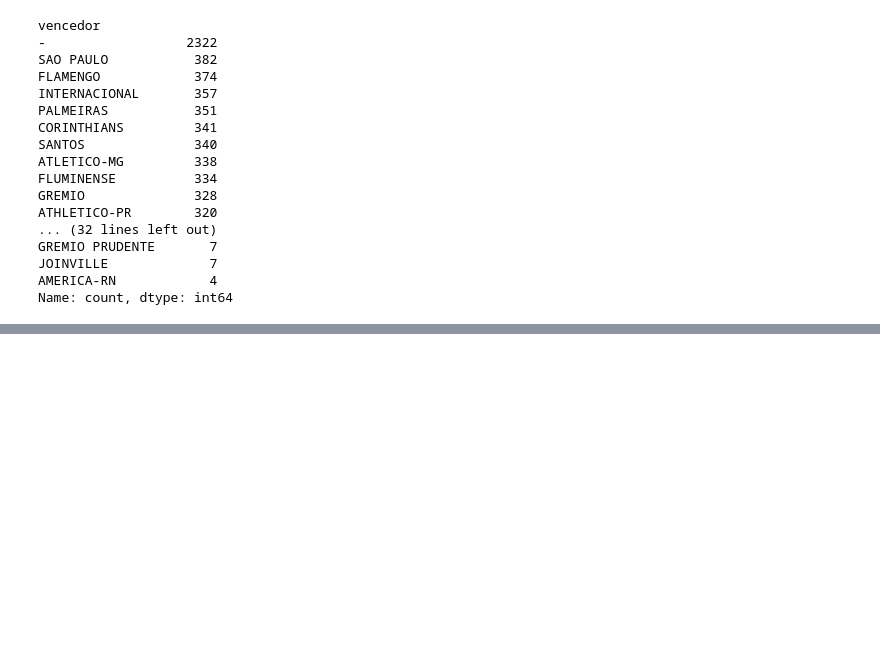
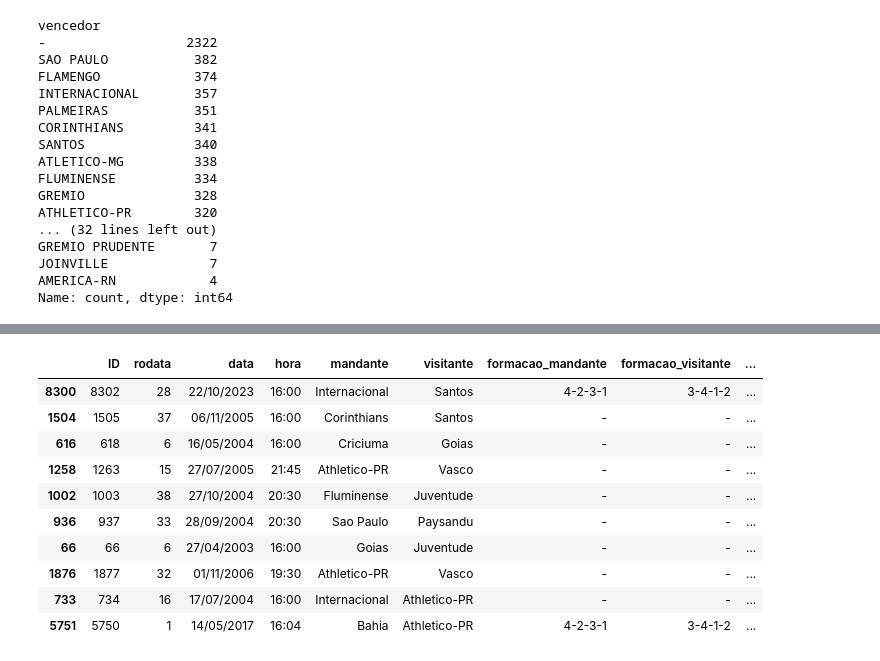
Before and after one commit to SaymonCFabiane/Dados, a Jupyter notebook: python/funcoes_pandas.ipynb, the cells around one changed output, grey strips where cells are left out. Drawn from its saved outputs; the diff is of its cells as text; code cells hidden in the pictures; blank space fills up the shorter version.

```diff
--- a/python/funcoes_pandas.ipynb
+++ b/python/funcoes_pandas.ipynb
@@ -172,0 +302,14 @@ Name: count, dtype: int64
+# %%
+df.sort_values(by='mandante_Placar',ascending=False).head(10)
+# %% [output]
+|  | ID | rodata | data | hora | mandante | visitante | formacao_mandante | formacao_visitante | ... |
+| 8300 | 8302 | 28 | 22/10/2023 | 16:00 | Internacional | Santos | 4-2-3-1 | 3-4-1-2 | ... |
+| 1504 | 1505 | 37 | 06/11/2005 | 16:00 | Corinthians | Santos | - | - | ... |
+| 616 | 618 | 6 | 16/05/2004 | 16:00 | Criciuma | Goias | - | - | ... |
+| 1258 | 1263 | 15 | 27/07/2005 | 21:45 | Athletico-PR | Vasco | - | - | ... |
+| 1002 | 1003 | 38 | 27/10/2004 | 20:30 | Fluminense | Juventude | - | - | ... |
+| 936 | 937 | 33 | 28/09/2004 | 20:30 | Sao Paulo | Paysandu | - | - | ... |
+| 66 | 66 | 6 | 27/04/2003 | 16:00 | Goias | Juventude | - | - | ... |
+| 1876 | 1877 | 32 | 01/11/2006 | 19:30 | Athletico-PR | Vasco | - | - | ... |
+| 733 | 734 | 16 | 17/07/2004 | 16:00 | Internacional | Athletico-PR | - | - | ... |
+| 5751 | 5750 | 1 | 14/05/2017 | 16:04 | Bahia | Athletico-PR | 4-2-3-1 | 3-4-1-2 | ... |
```
Also changed, not shown: parts of 34 cells of this notebook.
